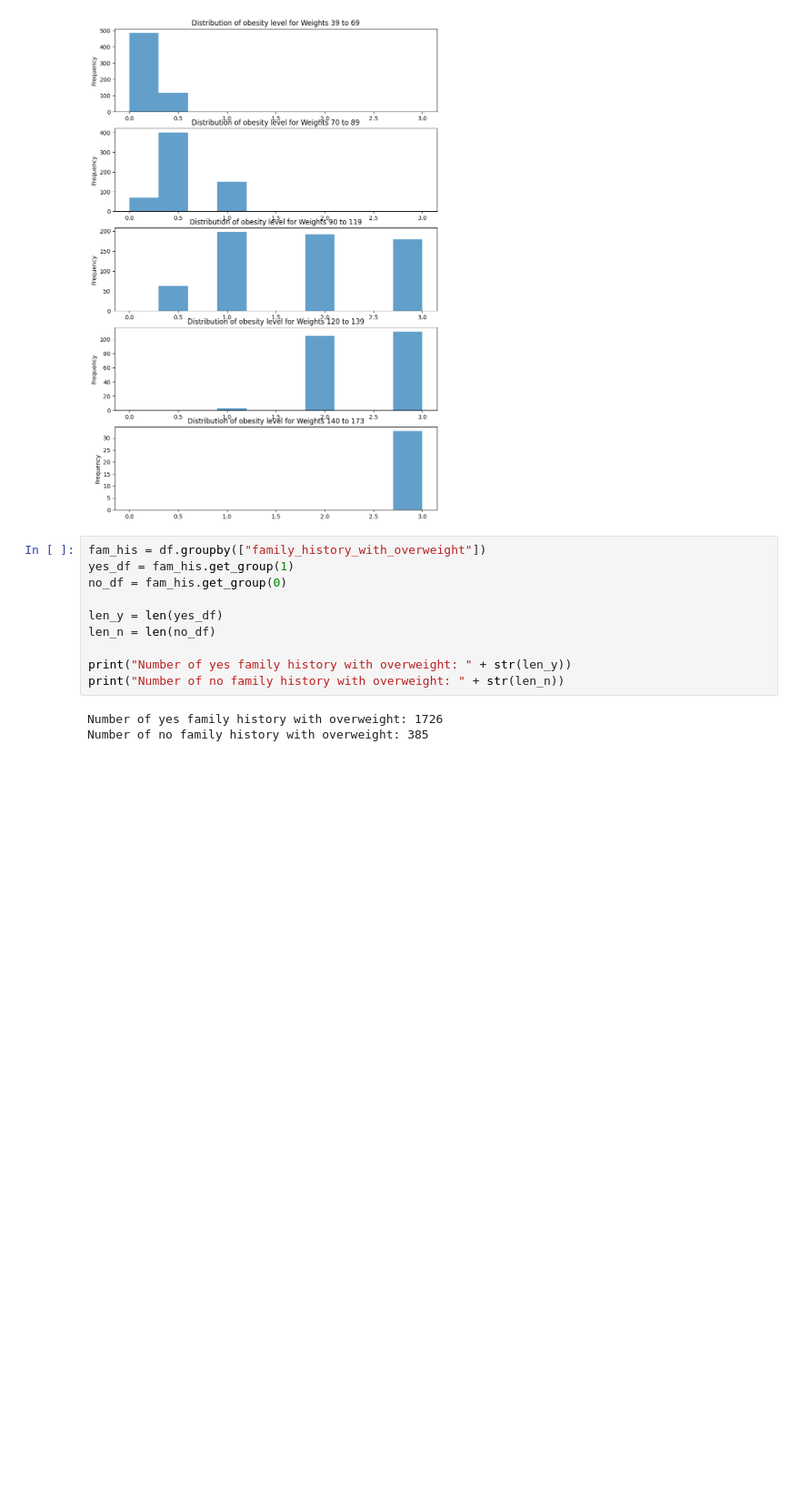
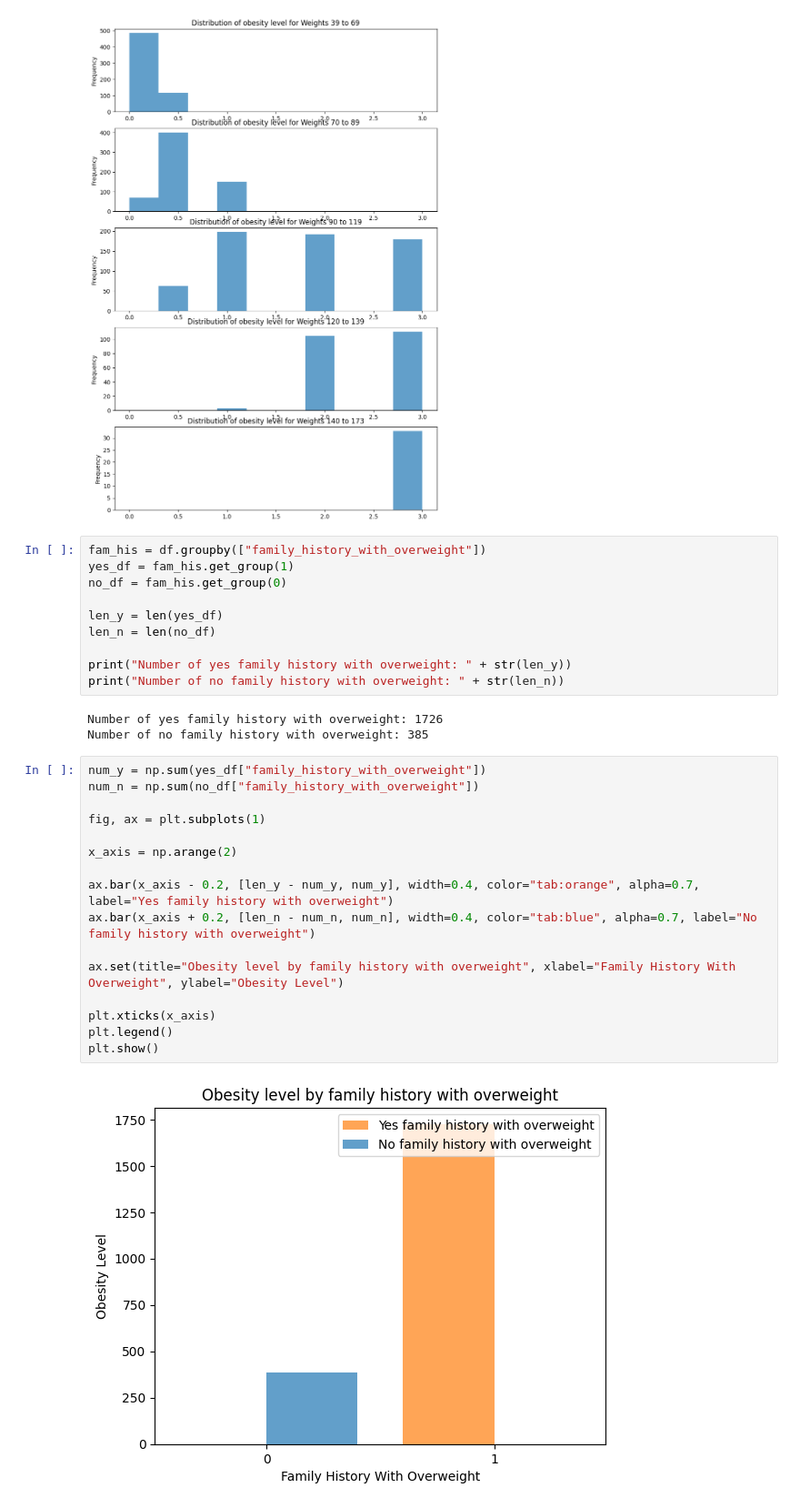
Before and after one commit to jiaruilijerry/jiaruilijerry.github.io, a Jupyter notebook: finalProj.ipynb, the cells around one changed output. Shown at 91% size. Saved outputs shown, nothing was run; the diff lists cells and outputs as text; blank space fills up the shorter version.

```diff
--- a/finalProj.ipynb
+++ b/finalProj.ipynb
@@ -216,3 +221,21 @@ print("Number of no family history with overweight: " + str(len_n))
 # %% [output]
 Number of yes family history with overweight: 1726
 Number of no family history with overweight: 385
+# %%
+num_y = np.sum(yes_df["family_history_with_overweight"])
+num_n = np.sum(no_df["family_history_with_overweight"])
+
+fig, ax = plt.subplots(1)
+
+x_axis = np.arange(2)
+
+ax.bar(x_axis - 0.2, [len_y - num_y, num_y], width=0.4, color="tab:orange", alpha=0.7, label="Yes family history with overweight")
+ax.bar(x_axis + 0.2, [len_n - num_n, num_n], width=0.4, color="tab:blue", alpha=0.7, label="No family history with overweight")
+
+ax.set(title="Obesity level by family history with overweight", xlabel="Family History With Overweight", ylabel="Obesity Level")
+
+plt.xticks(x_axis)
+plt.legend()
+plt.show()
+# %% [output]
+[figure, added]
```
Also changed, not shown: parts of 3 cells of this notebook, 2 other files.
